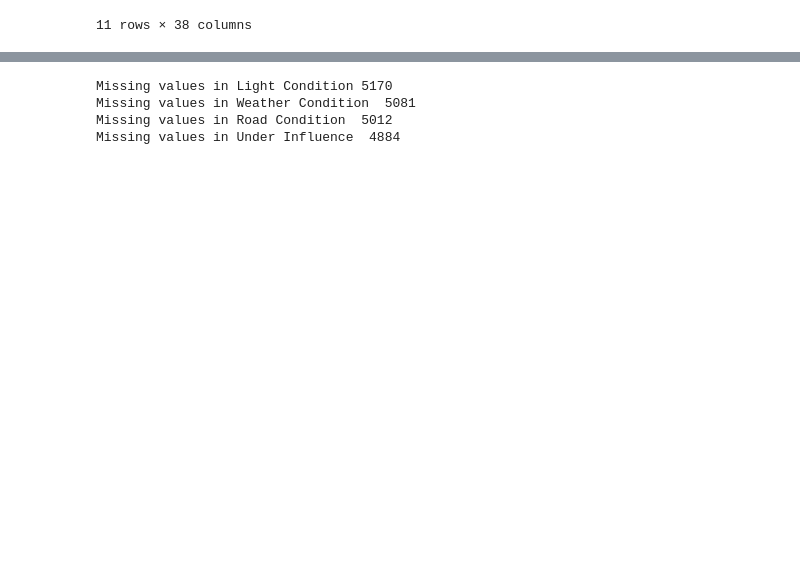
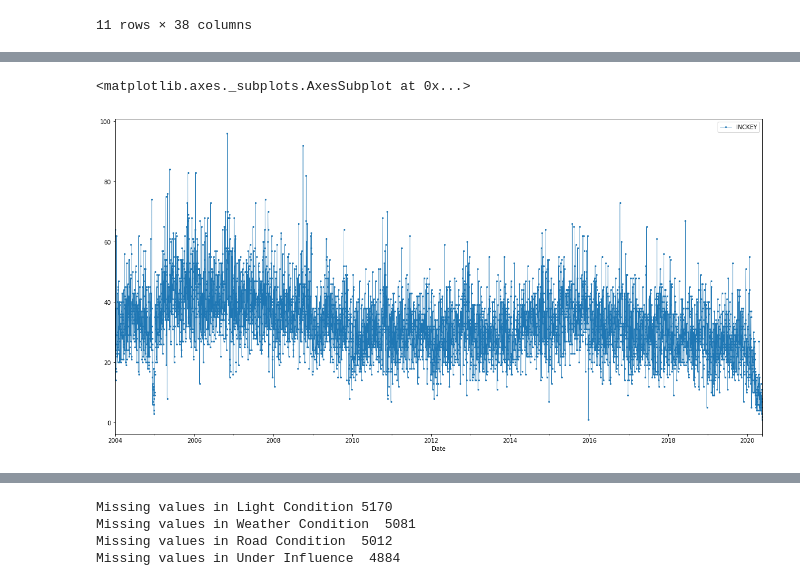
Before and after one commit to hemasuresh23/Capstone, a Jupyter notebook: Seattle car accident servey.ipynb, the cells around one changed output, grey strips where cells are left out. Saved outputs shown, nothing was run; the diff lists cells and outputs as text; code cells hidden in the pictures; blank space fills up the shorter version.

```diff
--- a/Seattle car accident servey.ipynb
+++ b/Seattle car accident servey.ipynb
@@ -90,2 +110,0 @@ See the caveats in the documentation: https://pandas.pydata.org/pandas-docs/stab
-# %%
-data['Year'] = data['INCDATE'].str[:4]
@@ -91,0 +115,6 @@ data['Year'] = data['INCDATE'].str[:4]
+# %%
+import datetime as dt
+data['Date'] = pd.to_datetime(data['INCDATE'])
+data['Year'] = data['Date'].dt.year
+data['Month'] =  data['Date'].dt.month
+data['Weekday'] = data['Date'].dt.weekday
@@ -105,0 +140,7 @@ data['INATTENTIONIND'].replace(np.nan,0,inplace=True)
+# %%
+
+date_df = data[['Date','INCKEY']].groupby('Date').count()
+date_df.plot(figsize=(20,10), marker='o', markersize=2, linewidth=0.5, label='Daily trend')
+# %% [output]
+<matplotlib.axes._subplots.AxesSubplot at 0x...>
+[figure, added]
```
Also changed, not shown: parts of 70 cells of this notebook.
